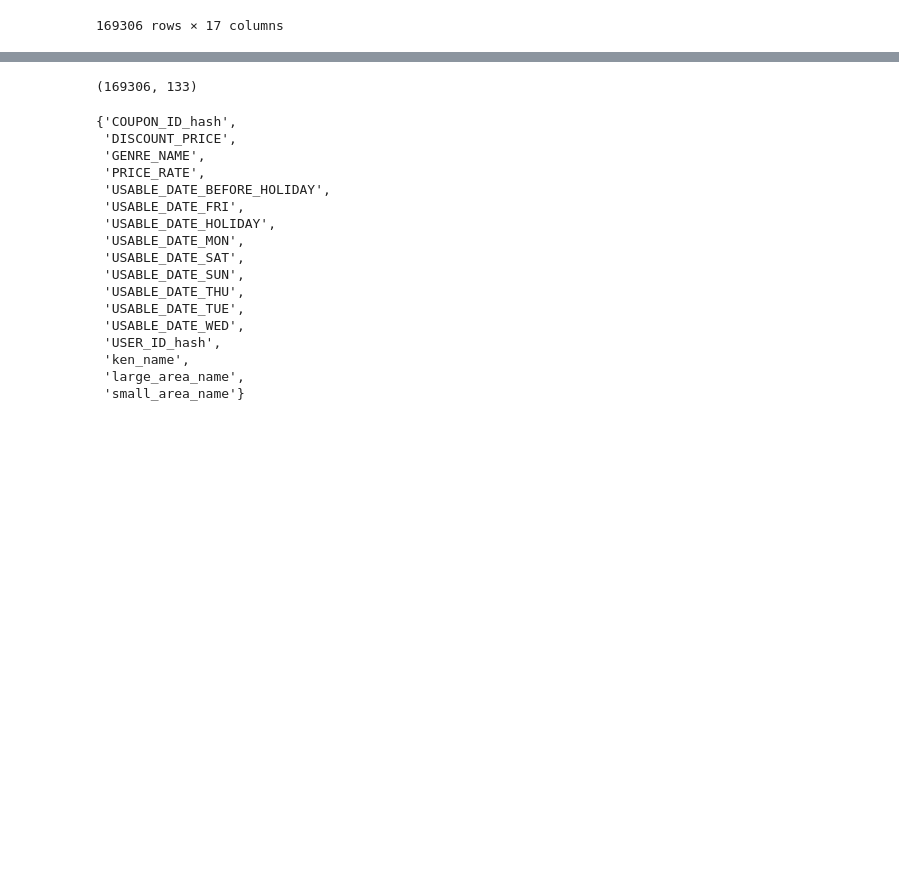
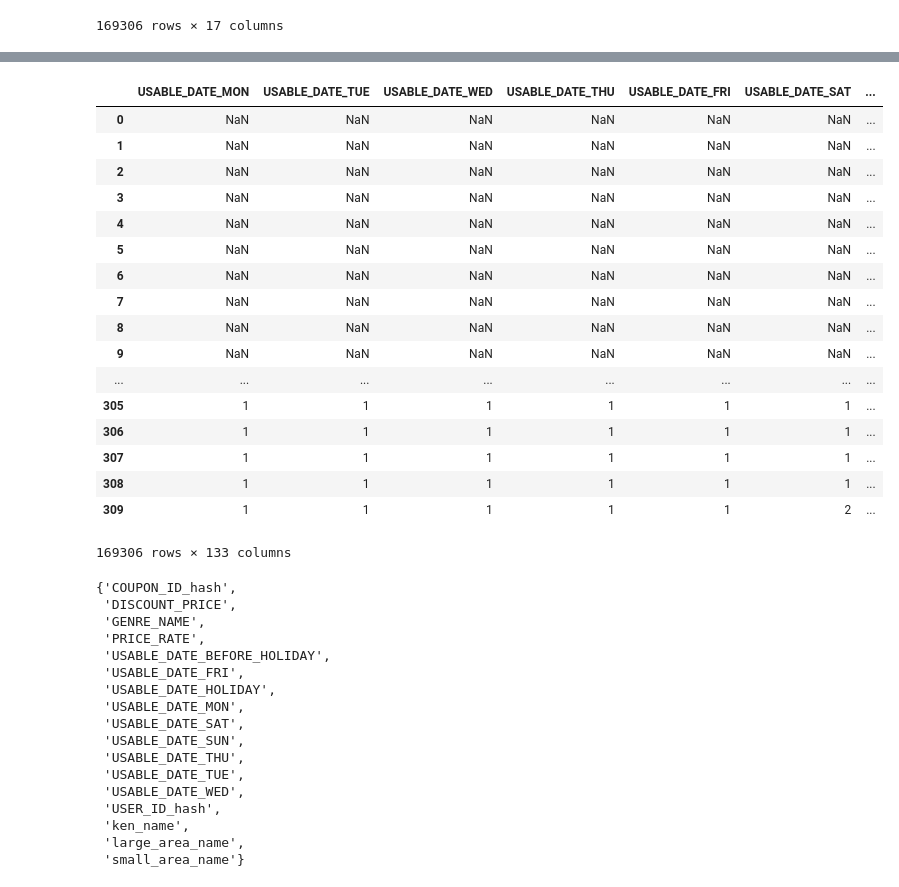
Before and after one commit to kayamin/kaggle, a Jupyter notebook: Coupon_Purchase_Prediction/Script/SampleScript_Analysis.ipynb, the cells around one changed output, grey strips where cells are left out. Drawn from its saved outputs; the diff is of its cells as text; code cells hidden in the pictures; blank space fills up the shorter version.

```diff
--- a/Coupon_Purchase_Prediction/Script/SampleScript_Analysis.ipynb
+++ b/Coupon_Purchase_Prediction/Script/SampleScript_Analysis.ipynb
@@ -194,9 +212,26 @@ combined_categoricals = combined[categoricals]
 combined_categoricals = pd.get_dummies(combined_categoricals,
                                     dummy_na=False)
 # %%
-combined_categoricals.shape
+combined_categoricals
 # %% [output]
+|  | USABLE_DATE_MON | USABLE_DATE_TUE | USABLE_DATE_WED | USABLE_DATE_THU | USABLE_DATE_FRI | USABLE_DATE_SAT | ... |
+| 0 | NaN | NaN | NaN | NaN | NaN | NaN | ... |
+| 1 | NaN | NaN | NaN | NaN | NaN | NaN | ... |
+| 2 | NaN | NaN | NaN | NaN | NaN | NaN | ... |
+| 3 | NaN | NaN | NaN | NaN | NaN | NaN | ... |
+| 4 | NaN | NaN | NaN | NaN | NaN | NaN | ... |
+| 5 | NaN | NaN | NaN | NaN | NaN | NaN | ... |
+| 6 | NaN | NaN | NaN | NaN | NaN | NaN | ... |
+| 7 | NaN | NaN | NaN | NaN | NaN | NaN | ... |
+| 8 | NaN | NaN | NaN | NaN | NaN | NaN | ... |
+| 9 | NaN | NaN | NaN | NaN | NaN | NaN | ... |
+| ... | ... | ... | ... | ... | ... | ... | ... |
+| 305 | 1 | 1 | 1 | 1 | 1 | 1 | ... |
+| 306 | 1 | 1 | 1 | 1 | 1 | 1 | ... |
+| 307 | 1 | 1 | 1 | 1 | 1 | 1 | ... |
+| 308 | 1 | 1 | 1 | 1 | 1 | 1 | ... |
+| 309 | 1 | 1 | 1 | 1 | 1 | 2 | ... |
-(169306, 133)
+169306 rows × 133 columns
 # %%
 set(features)
 # %% [output]
```
Also changed, not shown: parts of 12 cells of this notebook, 5 other files.
